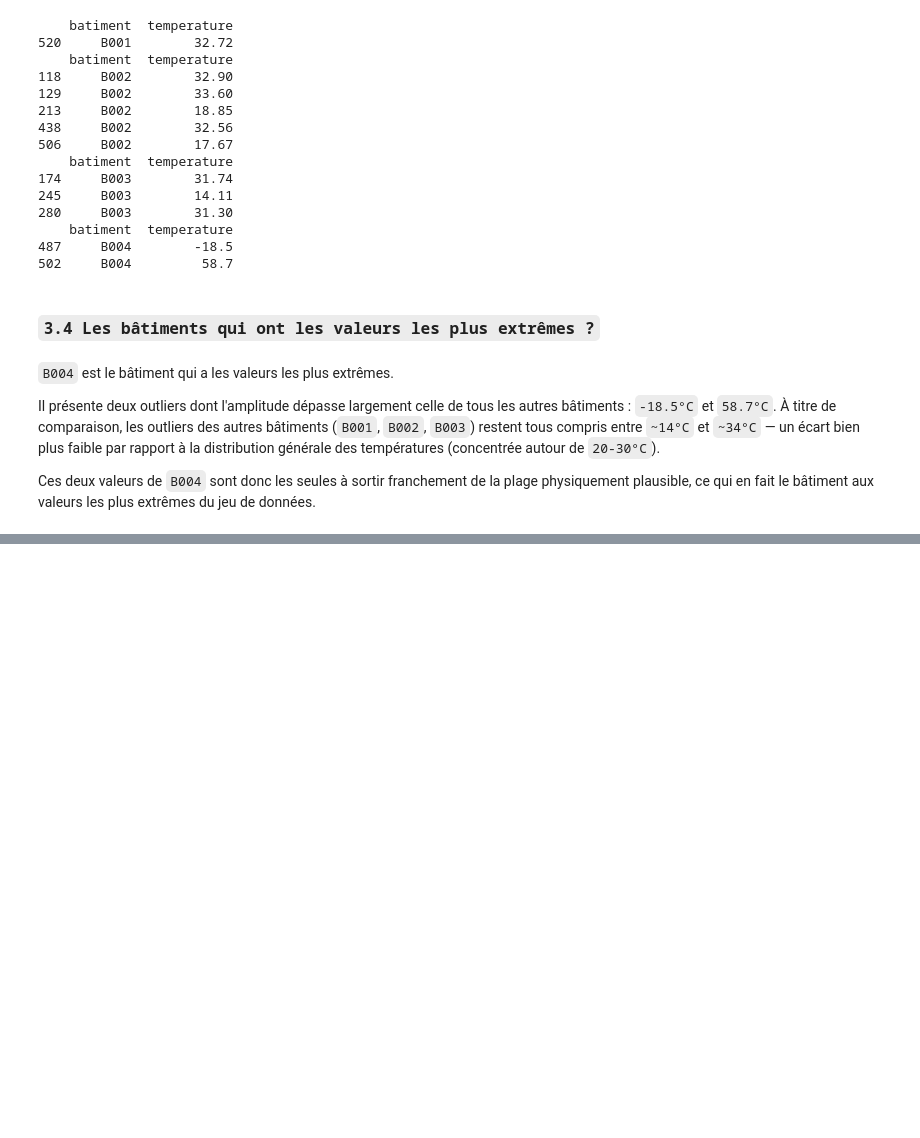
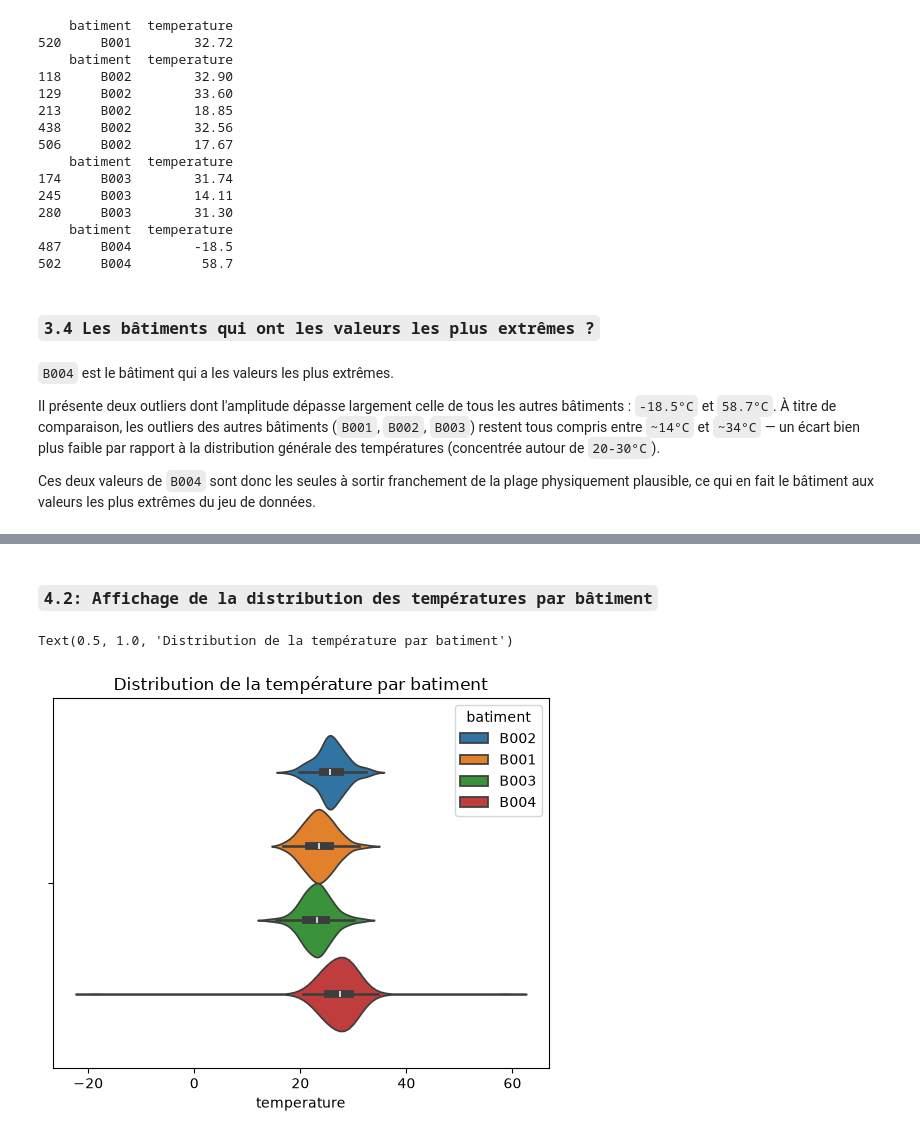
Before and after one commit to Alassanee/atelier_seaborn_iot, a Jupyter notebook: notebooks/atelier_seaborn_iot.ipynb, the cells around one changed output, grey strips where cells are left out. Drawn from its saved outputs; the diff is of its cells as text; code cells hidden in the pictures; blank space fills up the shorter version.

```diff
--- a/notebooks/atelier_seaborn_iot.ipynb
+++ b/notebooks/atelier_seaborn_iot.ipynb
@@ -325,0 +336,8 @@ valeurs les plus extrêmes du jeu de données.
+# %% [markdown]
+### `4.2: Affichage de la distribution des températures par bâtiment`
+# %%
+sns.violinplot(data=df, x=df["temperature"], hue="batiment" )
+plt.title("Distribution de la température par batiment")
+# %% [output]
+Text(0.5, 1.0, 'Distribution de la température par batiment')
+[figure, added]
```
Also changed, not shown: parts of 4 cells of this notebook.
